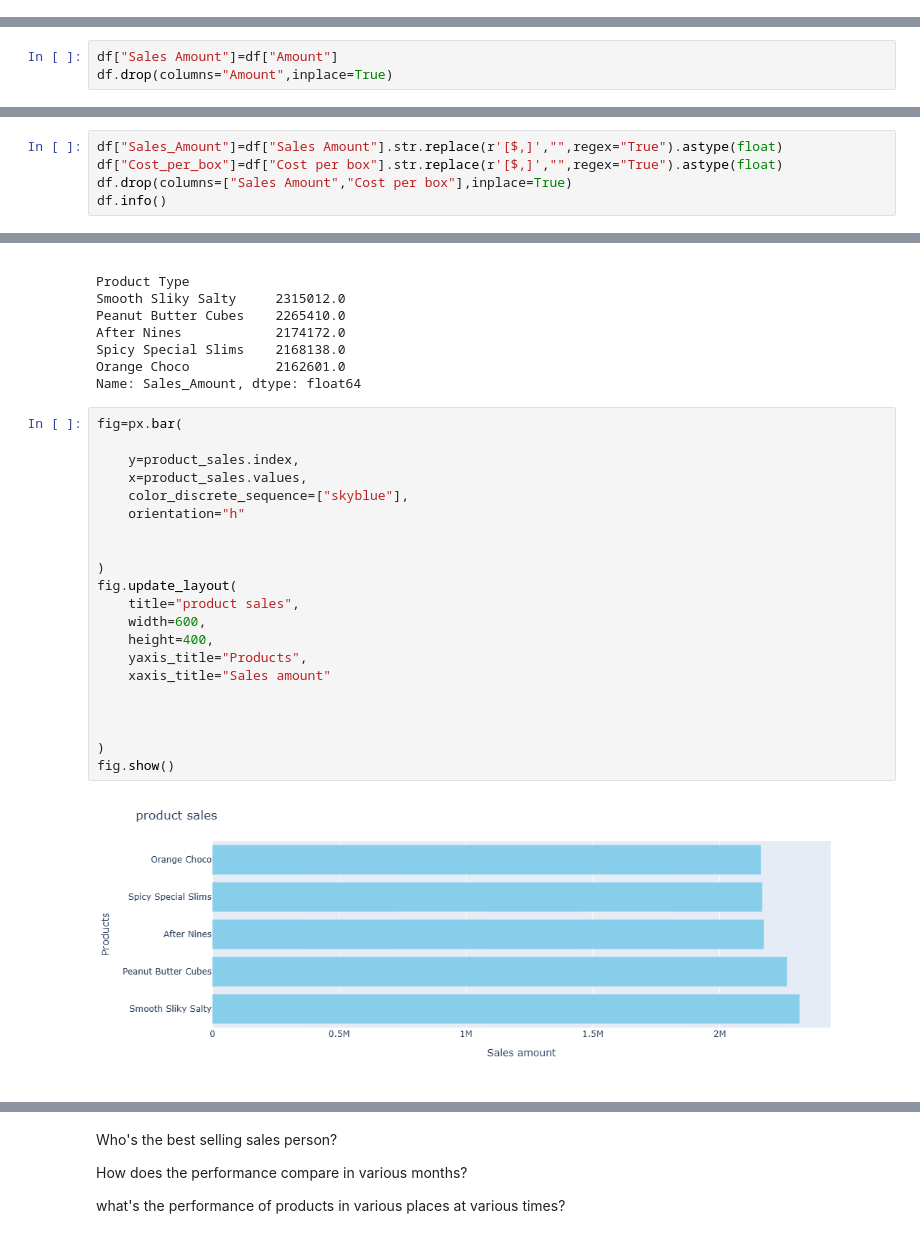
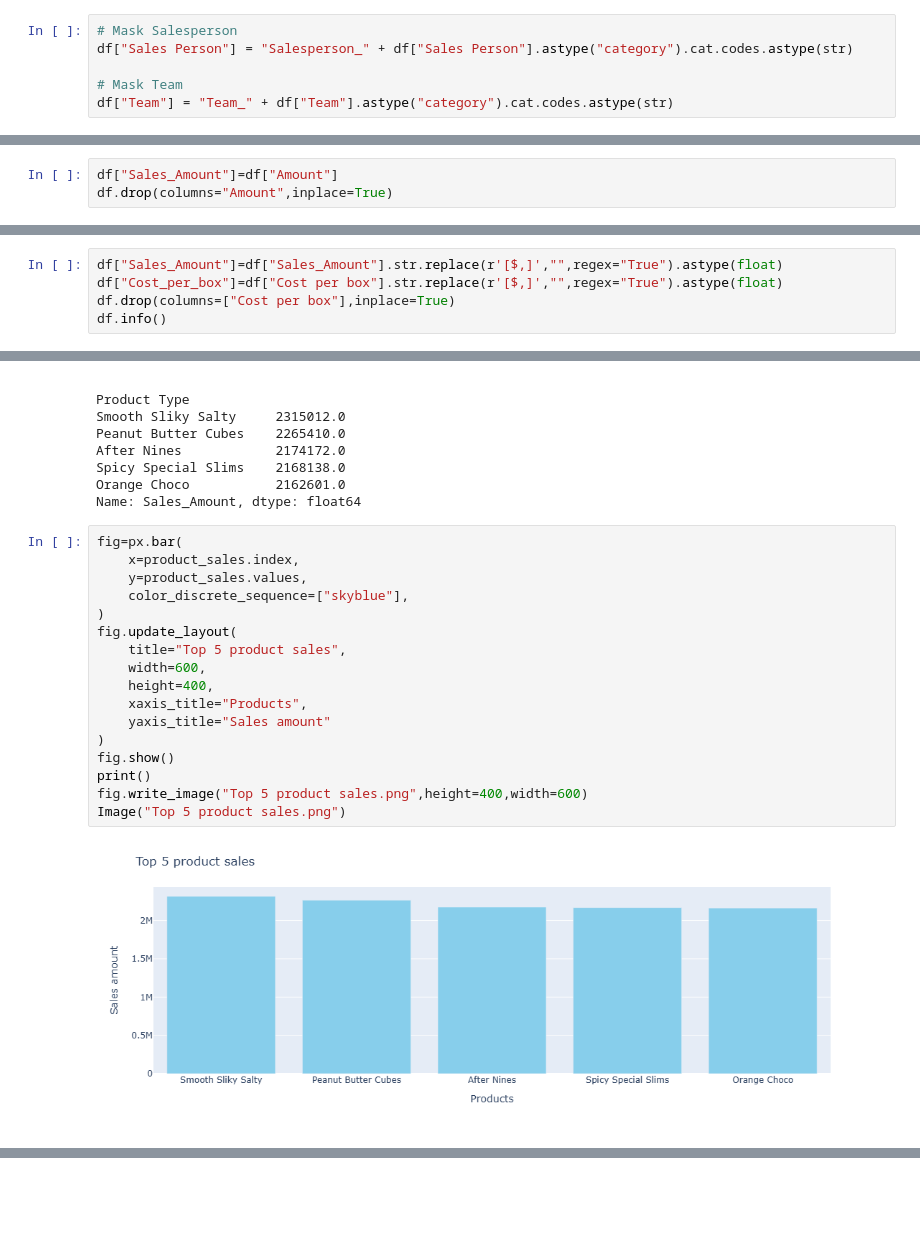
Before and after one commit to Lenida-Daniels/Sales-Analysis, a Jupyter notebook: sales_analysis.ipynb, the cells around one changed output, grey strips where cells are left out. Saved outputs shown, nothing was run; the diff lists cells and outputs as text; blank space fills up the shorter version.

```diff
--- a/sales_analysis.ipynb
+++ b/sales_analysis.ipynb
@@ -36,6 +42,12 @@ import kaleido
 **LOAD DATA**
 # %%
 df=pd.read_csv("sales project.csv")
+# %%
+# Mask Salesperson
+df["Sales Person"] = "Salesperson_" + df["Sales Person"].astype("category").cat.codes.astype(str)
+
+# Mask Team
+df["Team"] = "Team_" + df["Team"].astype("category").cat.codes.astype(str)
 # %%
 df.tail(5)
 # %% [output]
@@ -52,7 +64,7 @@ df.drop(columns=["Unnamed: 14","Unnamed: 15","Unnamed: 16","Unnamed: 17","Unname
 # %% [markdown]
 **CONVERT AMOUNT TO SALES AMOUNT THEN DROP AMOUNT COLUMN**
 # %%
-df["Sales Amount"]=df["Amount"]
+df["Sales_Amount"]=df["Amount"]
 df.drop(columns="Amount",inplace=True)
 # %%
 df.info()
@@ -76,8 +88,3 @@ dtypes: int64(2), object(12)
 memory usage: 1.0+ MB
 # %% [markdown]
 **CONVERT Dtype**
-# %%
-df["Sales_Amount"]=df["Sales Amount"].str.replace(r'[$,]',"",regex="True").astype(float)
-df["Cost_per_box"]=df["Cost per box"].str.replace(r'[$,]',"",regex="True").astype(float)
-df.drop(columns=["Sales Amount","Cost per box"],inplace=True)
-df.info()
@@ -101,0 +91,5 @@ memory usage: 1.0+ MB
+# %%
+df["Sales_Amount"]=df["Sales_Amount"].str.replace(r'[$,]',"",regex="True").astype(float)
+df["Cost_per_box"]=df["Cost per box"].str.replace(r'[$,]',"",regex="True").astype(float)
+df.drop(columns=["Cost per box"],inplace=True)
+df.info()
@@ -1015,24 +1118,20 @@ Orange Choco           2162601.0
 Name: Sales_Amount, dtype: float64
 # %%
 fig=px.bar(
-
-    y=product_sales.index,
-    x=product_sales.values,
+    x=product_sales.index,
+    y=product_sales.values,
     color_discrete_sequence=["skyblue"],
-    orientation="h"
-
-
 )
 fig.update_layout(
-    title="product sales",
+    title="Top 5 product sales",
     width=600,
     height=400,
-    yaxis_title="Products",
-    xaxis_title="Sales amount"
-
-
-
+    xaxis_title="Products",
+    yaxis_title="Sales amount"
 )
 fig.show()
+print()
+fig.write_image("Top 5 product sales.png",height=400,width=600)
+Image("Top 5 product sales.png")
 # %% [output]
-[figure, old version]
+[figure, new version]
@@ -1039,6 +1138,0 @@ fig.show()
-# %% [markdown]
-Who's the best selling sales person?
-
-How does the performance compare in various months?
-
-what's the performance of products in various places at various times?
```
Also changed, not shown: parts of 67 cells of this notebook.
